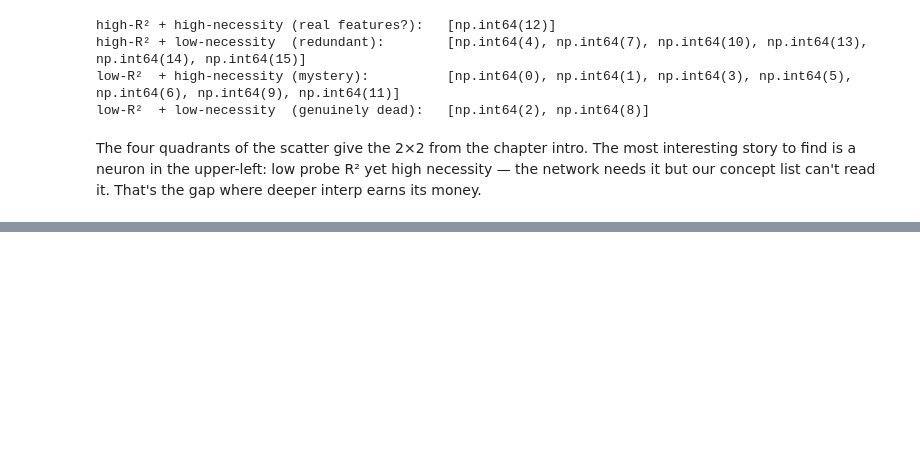
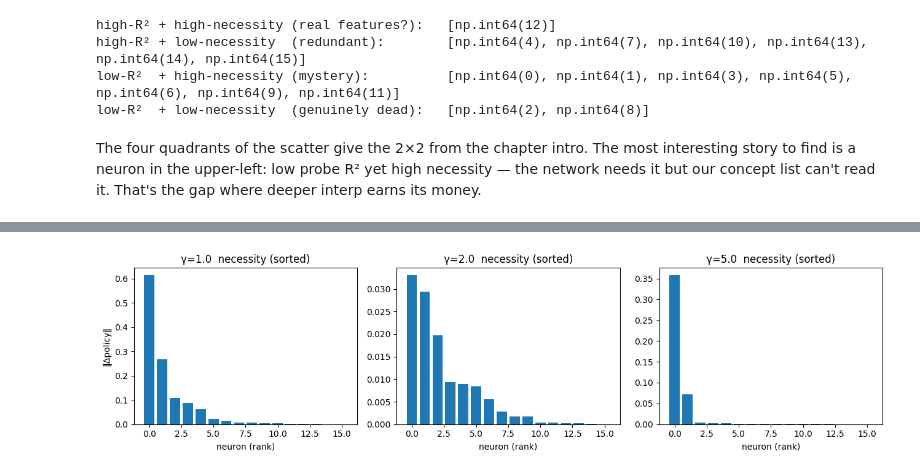
Before and after one commit to deqn-jax/deqn-jax, a Jupyter notebook: examples/interp_brock_mirman.ipynb, the cells around one changed output, grey strips where cells are left out. Drawn from its saved outputs; the diff is of its cells as text; code cells hidden in the pictures; blank space fills up the shorter version.

```diff
--- a/examples/interp_brock_mirman.ipynb
+++ b/examples/interp_brock_mirman.ipynb
@@ -409,0 +447,23 @@ list can't read it. That's the gap where deeper interp earns its money.
+# %%
+# Necessity bar charts side-by-side (sorted descending).
+fig, axes = plt.subplots(1, 3, figsize=(13, 3.5))
+for ax, g in zip(axes, GAMMAS):
+    net_g = nets[g]
+    states_g, _, _ = state_grid(net_g, n=30)
+    baseline_g = np.asarray(net_g(states_g))
+    last_idx_g = len(net_g.mlp.layers) - 2
+    H_last_g = net_g.mlp.layers[last_idx_g].weight.shape[0]
+    necessity_g = np.zeros(H_last_g)
+    for i in range(H_last_g):
+        ab = np.asarray(ablate_neuron(net_g, last_idx_g, i, states_g))
+        necessity_g[i] = float(np.linalg.norm(baseline_g - ab))
+    ax.bar(range(H_last_g), np.sort(necessity_g)[::-1])
+    ax.set_title(f"γ={g}  necessity (sorted)")
+    ax.set_xlabel("neuron (rank)")
+    if g == GAMMAS[0]:
+        ax.set_ylabel("‖Δpolicy‖")
+fig.tight_layout()
+fig.savefig(f"{FIGDIR}/ch5_necessity_gamma_sweep.png", dpi=150)
+plt.show()
+# %% [output]
+[figure, added]
```
Also changed, not shown: parts of 4 cells of this notebook, 3 other files.
